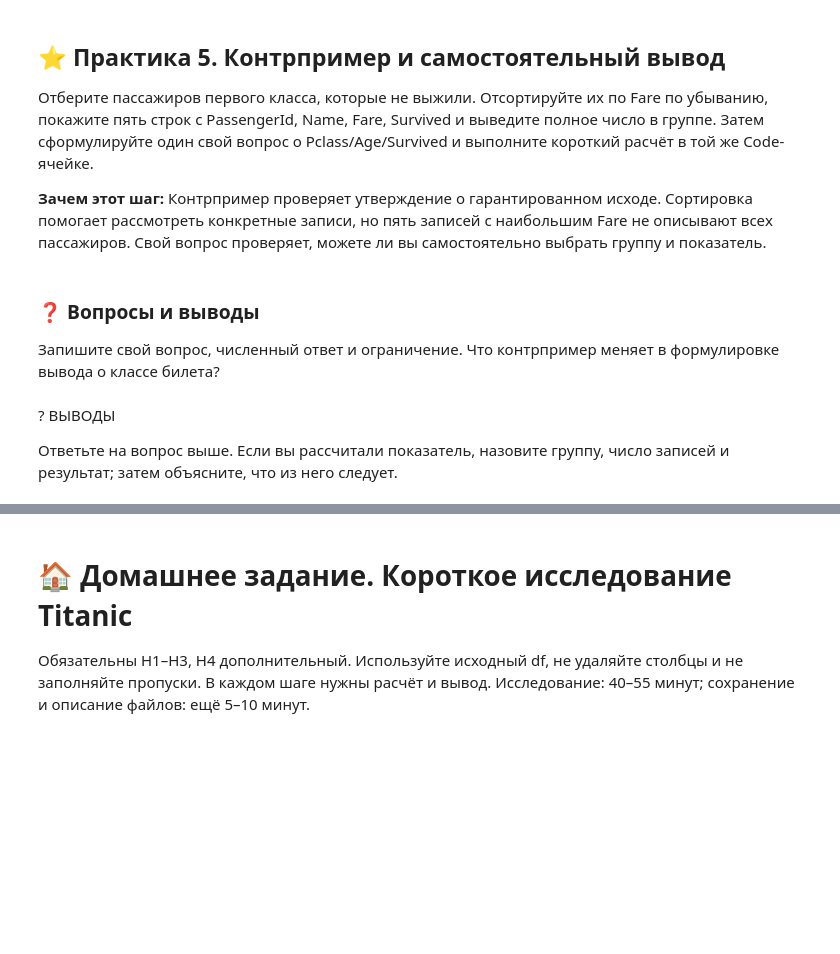
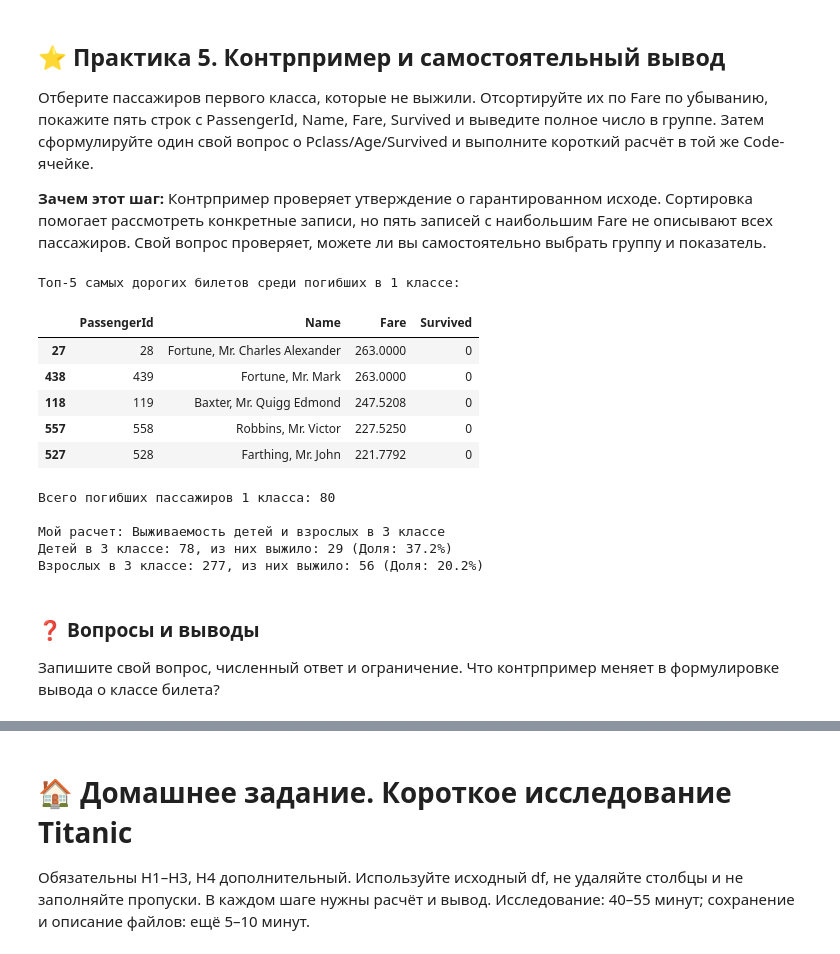
Before and after one commit to arraks1307/python-ai-course, a Jupyter notebook: homework/lesson-07/solution.ipynb, the cells around one changed output, grey strips where cells are left out. Cells and saved outputs as stored; diff of their text form; code cells hidden in the pictures; blank space fills up the shorter version.

```diff
--- a/homework/lesson-07/solution.ipynb
+++ b/homework/lesson-07/solution.ipynb
@@ -480,8 +535,41 @@ print("Среднее известных:", example.mean())
+# %%
+# Отбор, сортировка и свой вопрос.
+# 1. Отбор: 1 класс И не выжившие
+mask_dead_first = (df['Pclass'] == 1) & (df['Survived'] == 0)
+dead_first_class = df[mask_dead_first]
+
+# 2. Сортировка и вывод 5 строк
+top_5_fares = dead_first_class.sort_values('Fare', ascending=False).head(5)
+
+print("Топ-5 самых дорогих билетов среди погибших в 1 классе:")
+display(top_5_fares[['PassengerId', 'Name', 'Fare', 'Survived']])
+
+# 3. Полное число пассажиров в этой группе
+total_dead_first = len(dead_first_class)
+print(f"\nВсего погибших пассажиров 1 класса: {total_dead_first}")
+
+# 4. Мой собственный вопрос и расчет
+# Вопрос: Сколько детей (возраст < 18) выжило в 3 классе по сравнению со взрослыми?
+children_third = df[(df['Pclass'] == 3) & (df['Age'] < 18)]
+adults_third = df[(df['Pclass'] == 3) & (df['Age'] >= 18)]
+
+print("\nМой расчет: Выживаемость детей и взрослых в 3 классе")
+print(f"Детей в 3 классе: {len(children_third)}, из них выжило: {children_third['Survived'].sum()} (Доля: {children_third['Survived'].mean():.1%})")
+print(f"Взрослых в 3 классе: {len(adults_third)}, из них выжило: {adults_third['Survived'].sum()} (Доля: {adults_third['Survived'].mean():.1%})")
+# %% [output]
+Топ-5 самых дорогих билетов среди погибших в 1 классе:
+|  | PassengerId | Name | Fare | Survived |
+| 27 | 28 | Fortune, Mr. Charles Alexander | 263.0000 | 0 |
+| 438 | 439 | Fortune, Mr. Mark | 263.0000 | 0 |
+| 118 | 119 | Baxter, Mr. Quigg Edmond | 247.5208 | 0 |
+| 557 | 558 | Robbins, Mr. Victor | 227.5250 | 0 |
+| 527 | 528 | Farthing, Mr. John | 221.7792 | 0 |
+Всего погибших пассажиров 1 класса: 80
+
+Мой расчет: Выживаемость детей и взрослых в 3 классе
+Детей в 3 классе: 78, из них выжило: 29 (Доля: 37.2%)
+Взрослых в 3 классе: 277, из них выжило: 56 (Доля: 20.2%)
 # %% [markdown]
 ### ❓ Вопросы и выводы
 
 Запишите свой вопрос, численный ответ и ограничение. Что контрпример меняет в формулировке вывода о классе билета?
-# %% [markdown]
-? ВЫВОДЫ
-
-Ответьте на вопрос выше. Если вы рассчитали показатель, назовите группу, число записей и результат; затем объясните, что из него следует.
```
Also changed, not shown: parts of 20 cells of this notebook.
